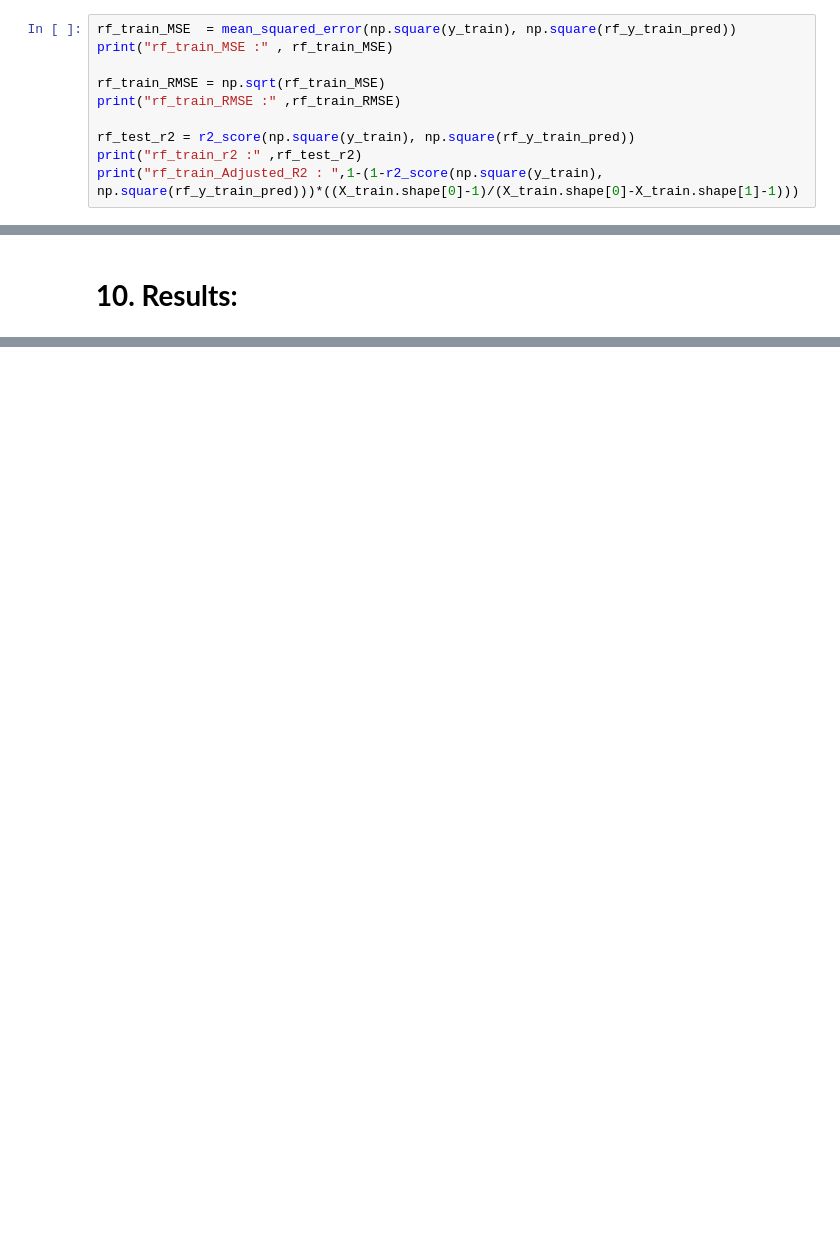
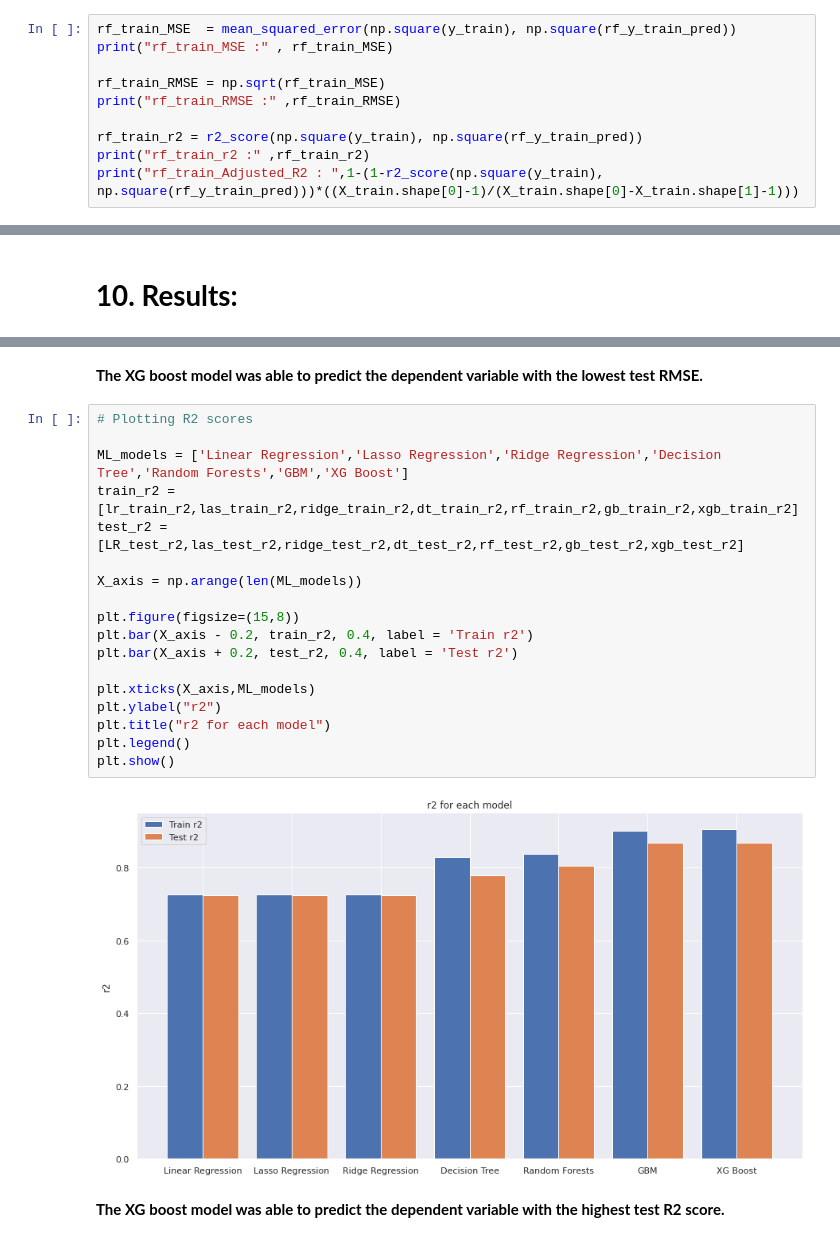
Before and after one commit to dileep-rawat/Capstone_Project_2--Bike_sharing_demand_prediction, a Jupyter notebook: Bike_Sharing_Demand_Prediction_Capstone_Project.ipynb, the cells around one changed output, grey strips where cells are left out. Cells and saved outputs as stored; diff of their text form; blank space fills up the shorter version.

```diff
--- a/Bike_Sharing_Demand_Prediction_Capstone_Project.ipynb
+++ b/Bike_Sharing_Demand_Prediction_Capstone_Project.ipynb
@@ -766,8 +780,8 @@ print("rf_train_MSE :" , rf_train_MSE)
 rf_train_RMSE = np.sqrt(rf_train_MSE)
 print("rf_train_RMSE :" ,rf_train_RMSE)
 
-rf_test_r2 = r2_score(np.square(y_train), np.square(rf_y_train_pred))
-print("rf_train_r2 :" ,rf_test_r2)
+rf_train_r2 = r2_score(np.square(y_train), np.square(rf_y_train_pred))
+print("rf_train_r2 :" ,rf_train_r2)
 print("rf_train_Adjusted_R2 : ",1-(1-r2_score(np.square(y_train), np.square(rf_y_train_pred)))*((X_train.shape[0]-1)/(X_train.shape[0]-X_train.shape[1]-1)))
 # %% [output]
 rf_train_MSE : 67469.02918674356
@@ -950,0 +1006,24 @@ test.add_row(['2','Random Forests',rf_train_rmse,rf_test_rmse,rf_train_r2_score*
+# %% [markdown]
+**The XG boost model was able to predict the dependent variable with the lowest test RMSE.**
+# %%
+# Plotting R2 scores
+
+ML_models = ['Linear Regression','Lasso Regression','Ridge Regression','Decision Tree','Random Forests','GBM','XG Boost']
+train_r2 = [lr_train_r2,las_train_r2,ridge_train_r2,dt_train_r2,rf_train_r2,gb_train_r2,xgb_train_r2]
+test_r2 = [LR_test_r2,las_test_r2,ridge_test_r2,dt_test_r2,rf_test_r2,gb_test_r2,xgb_test_r2]
+
+X_axis = np.arange(len(ML_models))
+
+plt.figure(figsize=(15,8))
+plt.bar(X_axis - 0.2, train_r2, 0.4, label = 'Train r2')
+plt.bar(X_axis + 0.2, test_r2, 0.4, label = 'Test r2')
+
+plt.xticks(X_axis,ML_models)
+plt.ylabel("r2")
+plt.title("r2 for each model")
+plt.legend()
+plt.show()
+# %% [output]
+[figure, added]
+# %% [markdown]
+**The XG boost model was able to predict the dependent variable with the highest test R2 score.**
```
Also changed, not shown: parts of 62 cells of this notebook.
